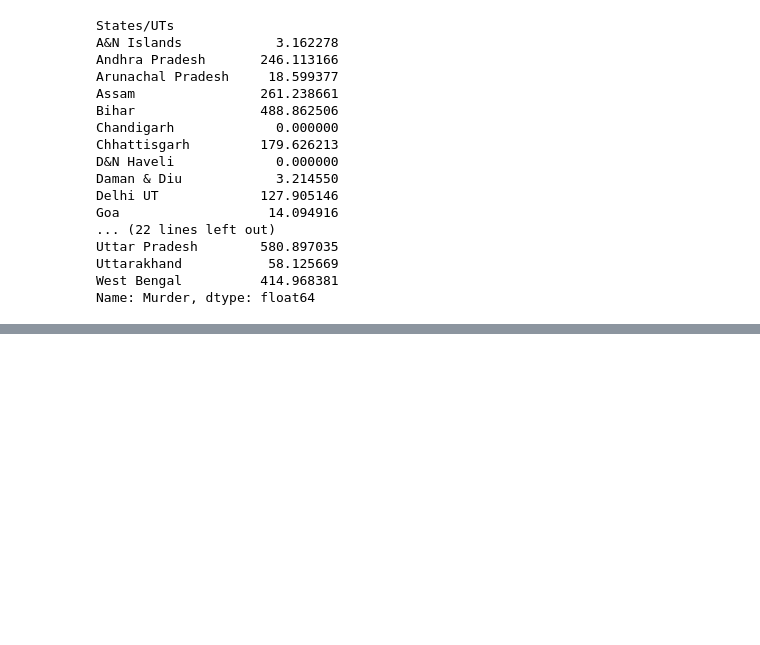
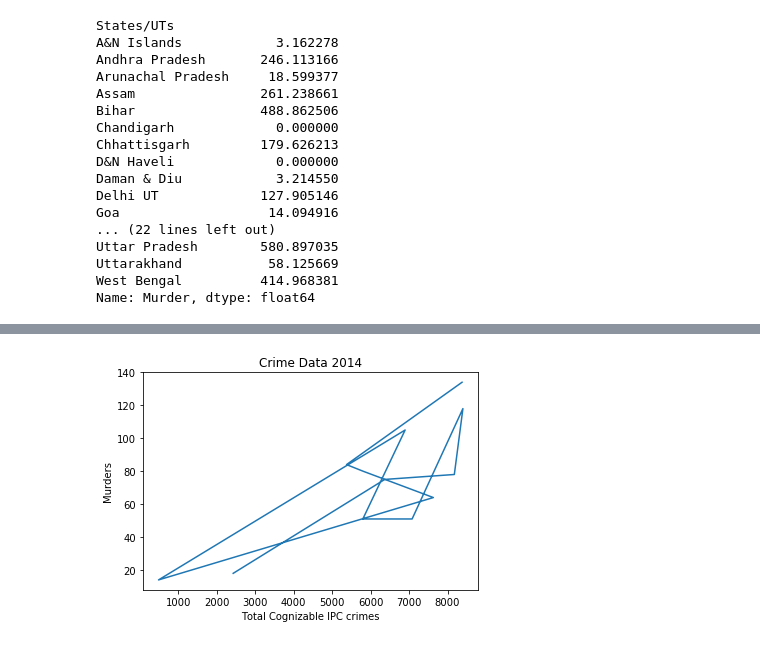
Before and after one commit to afcarl/Indian-Crime-Data, a Jupyter notebook: CrimeData.ipynb, the cells around one changed output, grey strips where cells are left out. Cells and saved outputs as stored; diff of their text form; code cells hidden in the pictures; blank space fills up the shorter version.

```diff
--- a/CrimeData.ipynb
+++ b/CrimeData.ipynb
@@ -100,0 +104,10 @@ Bihar               0.170213  2014.0
+# %%
+x_values = data["Total Cognizable IPC crimes"].head(12)
+y_values = data["Murder"].head(12)
+plt.plot(x_values, y_values)
+plt.xlabel("Total Cognizable IPC crimes")
+plt.ylabel("Murders")
+plt.title("Crime Data 2014")
+plt.show()
+# %% [output]
+[figure, added]
```
Also changed, not shown: parts of 5 cells of this notebook.
